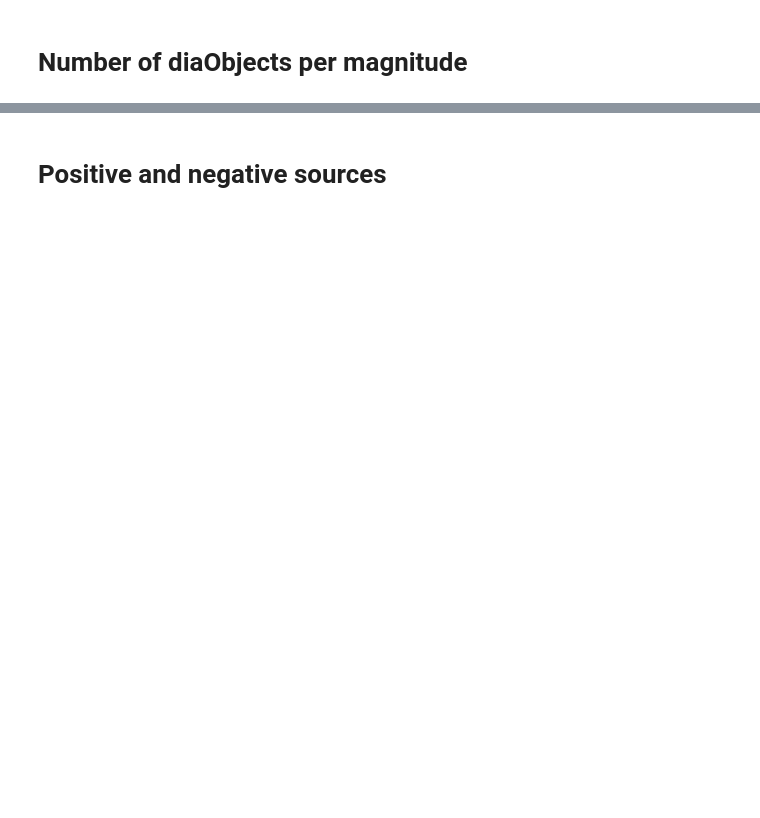
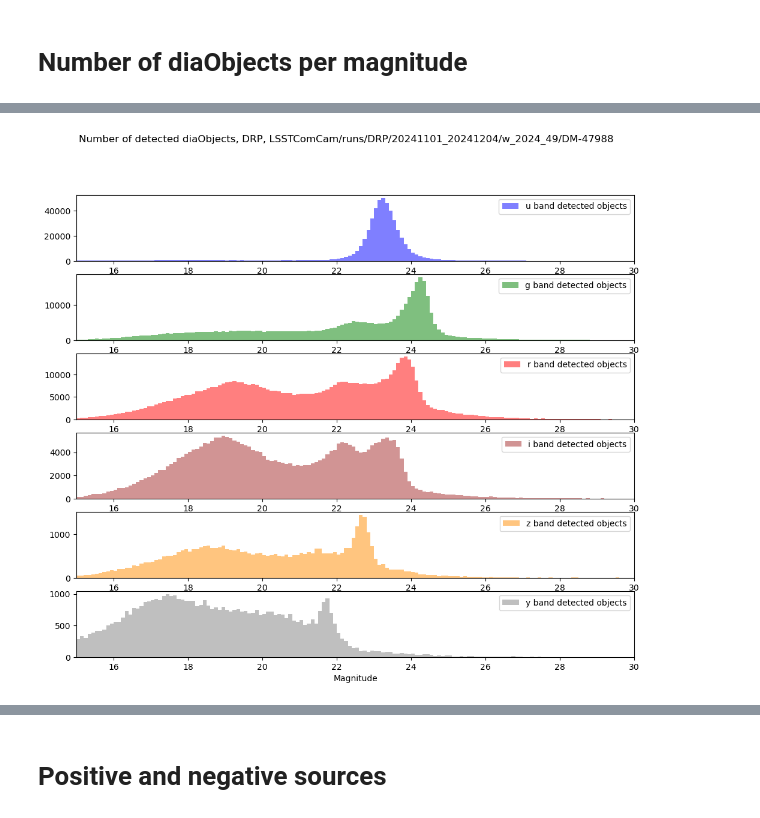
Before and after one commit to lsst-sitcom/notebooks_dia, a Jupyter notebook: Comcam_init_analysis.ipynb, the cells around one changed output, grey strips where cells are left out. Cells and saved outputs as stored; diff of their text form; code cells hidden in the pictures; blank space fills up the shorter version.

```diff
--- a/Comcam_init_analysis.ipynb
+++ b/Comcam_init_analysis.ipynb
@@ -254,7 +306,7 @@ dia_Obj_field_updated = dia_Obj_field_updated.merge(mean_snr_per_object_band, on
 for band in tqdm(['i', 'g', 'r', 'y', 'z', 'u']):
     flux_col = f"{band}_band_flux_mean"
     mag_col = f"{band}_band_mag"
-    dia_Obj_field_updated[mag_col] = dia_Obj_field_updated[flux_col].apply(create_mag)
+    dia_Obj_field_updated[mag_col] = create_mag(dia_Obj_field_updated[flux_col].values)
 
 # Replace infinite values with NaN
 dia_Obj_field_updated.replace([np.inf, -99, -np.inf], np.nan, inplace=True)
@@ -277,6 +359,6 @@ print("DataFrame saved as 'result.parquet'.")
 # %%
 plt.figure(figsize=(12, 10))
-plt.suptitle('Number of detected diaObjects, DRP, LSSTComCam/runs/DRP/20241101_20241127/w_2024_48/DM-47841')
+plt.suptitle('Number of detected diaObjects, DRP, LSSTComCam/runs/DRP/20241101_20241204/w_2024_49/DM-47988')
 
 plt.subplot(6, 1, 1)
 plt.hist(result['u_band_mag'][~np.isnan(result['u_band_mag'])], color='blue', alpha=0.5, bins=np.arange(15,30,0.1), label='u band detected objects');
@@ -286,30 +368,32 @@ plt.legend();
 
 plt.subplot(6, 1, 2)
 plt.hist(result['g_band_mag'][~np.isnan(result['g_band_mag'])], color='g', alpha=0.5, bins=np.arange(15,30,0.1), label='g band detected objects');
 plt.xlim(15, 30)
 plt.xlabel('Magnitude')
 plt.legend();
 
 plt.subplot(6, 1, 3)
 plt.hist(result['r_band_mag'][~np.isnan(result['r_band_mag'])], color='r', alpha=0.5, bins=np.arange(15,30,0.1), label='r band detected objects');
 plt.xlim(15, 30)
 plt.xlabel('Magnitude')
 plt.legend();
 
 plt.subplot(6, 1,4)
 plt.hist(result['i_band_mag'][~np.isnan(result['i_band_mag'])], color='brown', alpha=0.5, bins=np.arange(15,30,0.1), label='i band detected objects');
 plt.xlim(15, 30)
 plt.xlabel('Magnitude')
 plt.legend();
 
 plt.subplot(6, 1,5)
 plt.hist(result['z_band_mag'][~np.isnan(result['z_band_mag'])], color='darkorange', alpha=0.5, bins=np.arange(15,30,0.1), label='z band detected objects');
 plt.xlim(15, 30)
 plt.xlabel('Magnitude')
 plt.legend();
 
 plt.subplot(6, 1,6)
 plt.hist(result['y_band_mag'][~np.isnan(result['y_band_mag'])], color='gray', alpha=0.5, bins=np.arange(15,30,0.1), label='y band detected objects');
 plt.xlim(15, 30)
 plt.xlabel('Magnitude')
 plt.legend();
+# %% [output]
+[figure, added]
```
Also changed, not shown: parts of 42 cells of this notebook, 1 other file.
